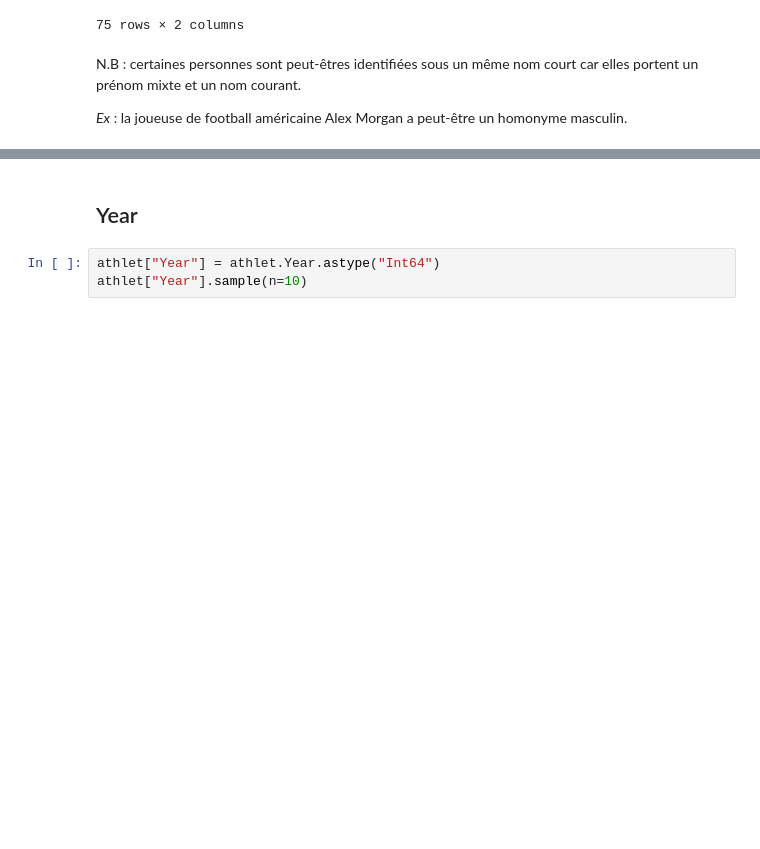
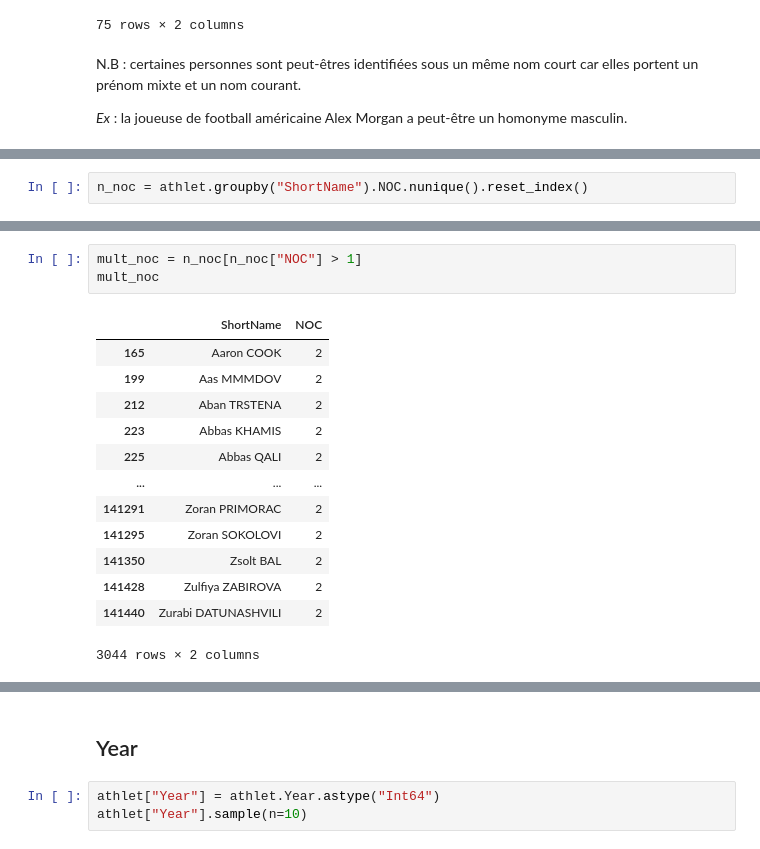
Before and after one commit to gitadum/querympics, a Jupyter notebook: analysis/explore.ipynb, the cells around one changed output, grey strips where cells are left out. Saved outputs shown, nothing was run; the diff lists cells and outputs as text; blank space fills up the shorter version.

```diff
--- a/analysis/explore.ipynb
+++ b/analysis/explore.ipynb
@@ -275,0 +318,2 @@ a peut-être un homonyme masculin.
+# %%
+n_noc = athlet.groupby("ShortName").NOC.nunique().reset_index()
@@ -275,0 +344,17 @@ a peut-être un homonyme masculin.
+# %%
+mult_noc = n_noc[n_noc["NOC"] > 1]
+mult_noc
+# %% [output]
+|  | ShortName | NOC |
+| 165 | Aaron COOK | 2 |
+| 199 | Aas MMMDOV | 2 |
+| 212 | Aban TRSTENA | 2 |
+| 223 | Abbas KHAMIS | 2 |
+| 225 | Abbas QALI | 2 |
+| ... | ... | ... |
+| 141291 | Zoran PRIMORAC | 2 |
+| 141295 | Zoran SOKOLOVI | 2 |
+| 141350 | Zsolt BAL | 2 |
+| 141428 | Zulfiya ZABIROVA | 2 |
+| 141440 | Zurabi DATUNASHVILI | 2 |
+3044 rows × 2 columns
```
Also changed, not shown: parts of 12 cells of this notebook.
